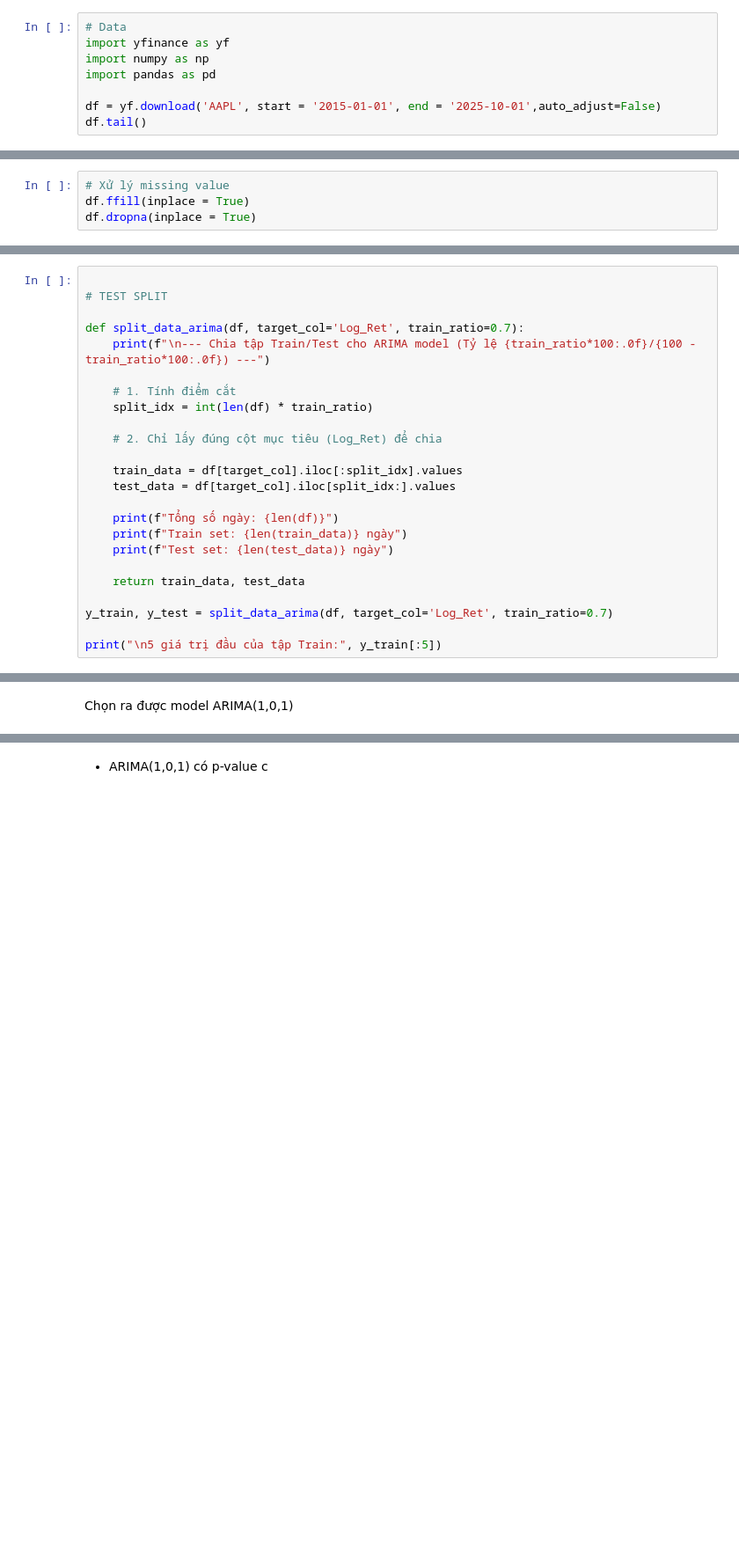
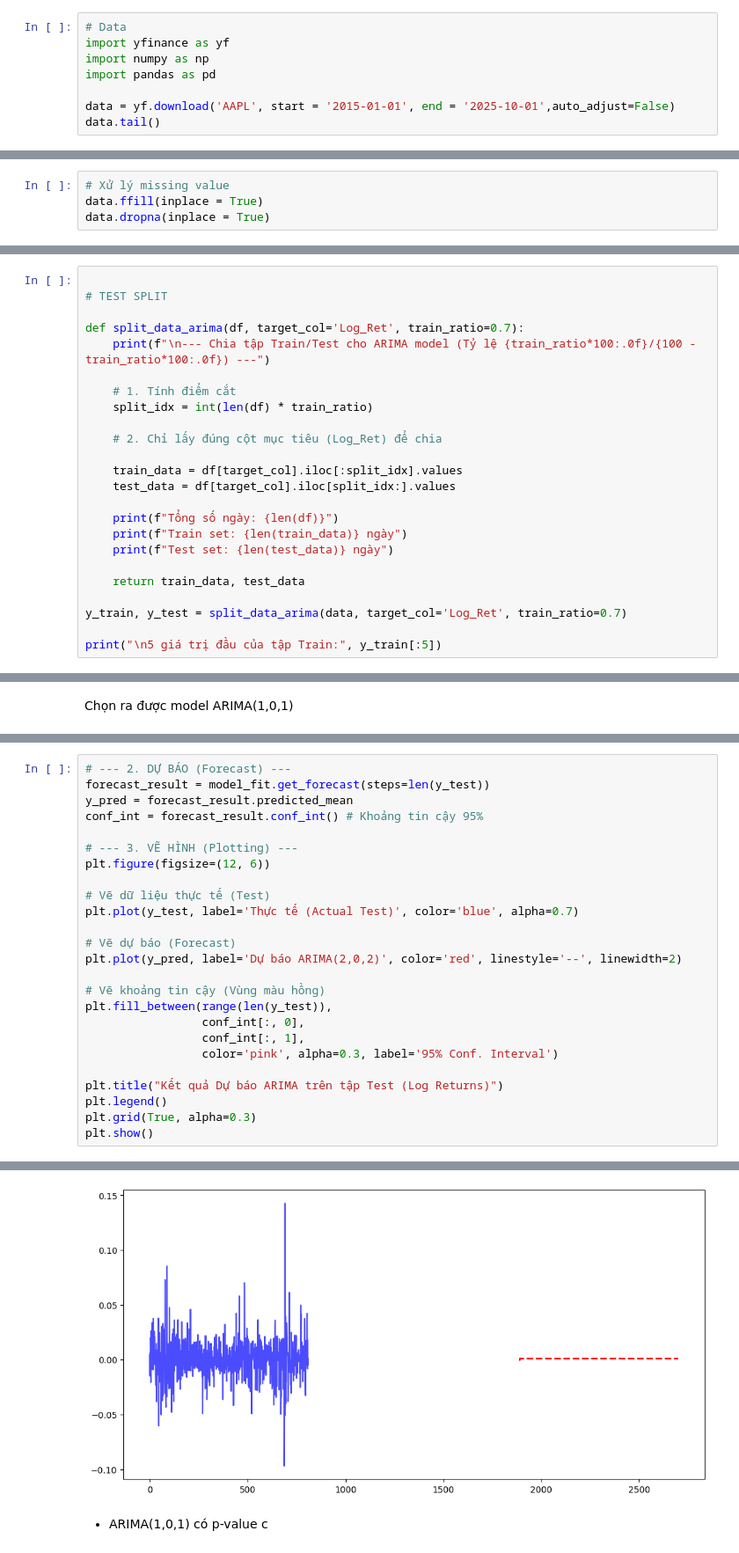
Before and after one commit to tamnguyen-2905/CF_Tam22110193, a Jupyter notebook: LAB_5_TIME_SERIES_MODELING/Time_Series.ipynb, the cells around one changed output, grey strips where cells are left out. Shown at 88% size. Drawn from its saved outputs; the diff is of its cells as text; blank space fills up the shorter version.

```diff
--- a/LAB_5_TIME_SERIES_MODELING/Time_Series.ipynb
+++ b/LAB_5_TIME_SERIES_MODELING/Time_Series.ipynb
@@ -12,8 +12,8 @@ import yfinance as yf
 import numpy as np
 import pandas as pd
 
-df = yf.download('AAPL', start = '2015-01-01', end = '2025-10-01',auto_adjust=False)
-df.tail()
+data = yf.download('AAPL', start = '2015-01-01', end = '2025-10-01',auto_adjust=False)
+data.tail()
 # %% [output]
 [*********************100%***********************]  1 of 1 completed
 | Price | Adj Close | Close | High | Low | Open | Volume |
@@ -40,8 +40,8 @@ plt.show()
 [figure]
 # %%
 # Xử lý missing value
-df.ffill(inplace = True)
-df.dropna(inplace = True)
+data.ffill(inplace = True)
+data.dropna(inplace = True)
 # %% [markdown]
 ### ADF Test for Stationary
 # %%
@@ -113,7 +113,7 @@ def split_data_arima(df, target_col='Log_Ret', train_ratio=0.7):
 
     return train_data, test_data
 
-y_train, y_test = split_data_arima(df, target_col='Log_Ret', train_ratio=0.7)
+y_train, y_test = split_data_arima(data, target_col='Log_Ret', train_ratio=0.7)
 
 print("\n5 giá trị đầu của tập Train:", y_train[:5])
 # %% [output]
@@ -168,3 +168,29 @@ Covariance Type:                  opg
 
 Warnings:
 [1] Covariance matrix calculated using the outer product of gradients (complex-step).
+# %%
+# --- 2. DỰ BÁO (Forecast) ---
+forecast_result = model_fit.get_forecast(steps=len(y_test))
+y_pred = forecast_result.predicted_mean
+conf_int = forecast_result.conf_int() # Khoảng tin cậy 95%
+
+# --- 3. VẼ HÌNH (Plotting) ---
+plt.figure(figsize=(12, 6))
+
+# Vẽ dữ liệu thực tế (Test)
+plt.plot(y_test, label='Thực tế (Actual Test)', color='blue', alpha=0.7)
+
+# Vẽ dự báo (Forecast)
+plt.plot(y_pred, label='Dự báo ARIMA(2,0,2)', color='red', linestyle='--', linewidth=2)
+
+# Vẽ khoảng tin cậy (Vùng màu hồng)
+plt.fill_between(range(len(y_test)),
+                 conf_int[:, 0],
+                 conf_int[:, 1],
+                 color='pink', alpha=0.3, label='95% Conf. Interval')
+
+plt.title("Kết quả Dự báo ARIMA trên tập Test (Log Returns)")
+plt.legend()
+plt.grid(True, alpha=0.3)
+plt.show()
+# %% [output]
@@ -171,2 +198,3 @@ Warnings:
+[figure, added]
 # %% [markdown]
 - ARIMA(1,0,1) có p-value c
```
Also changed, not shown: parts of 8 cells of this notebook.
